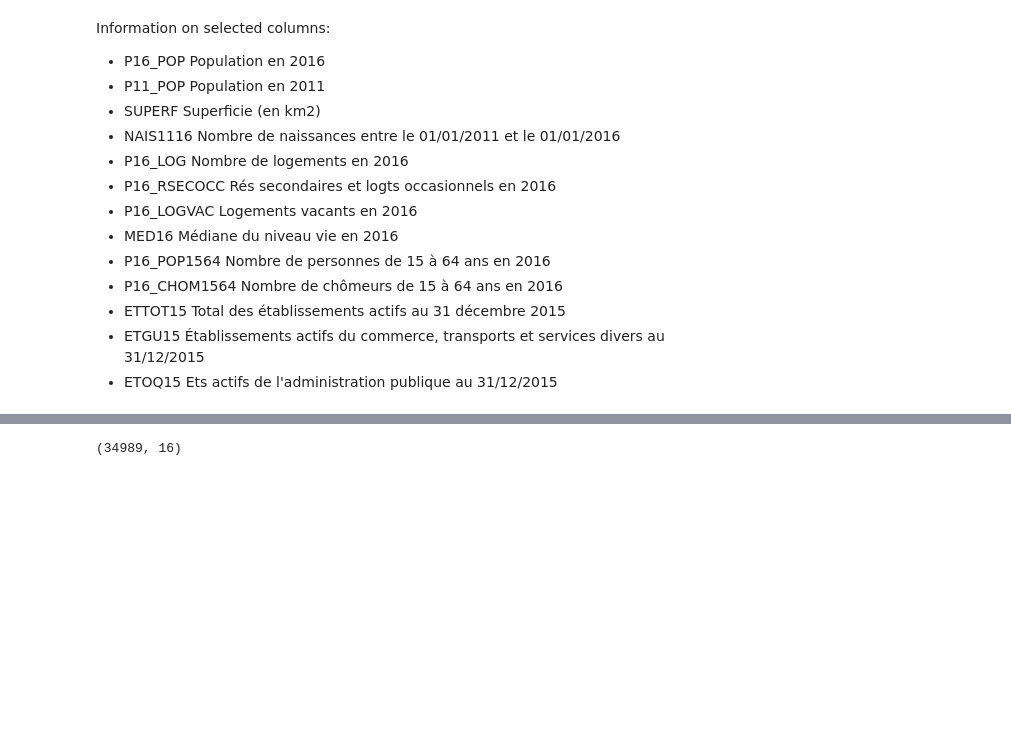
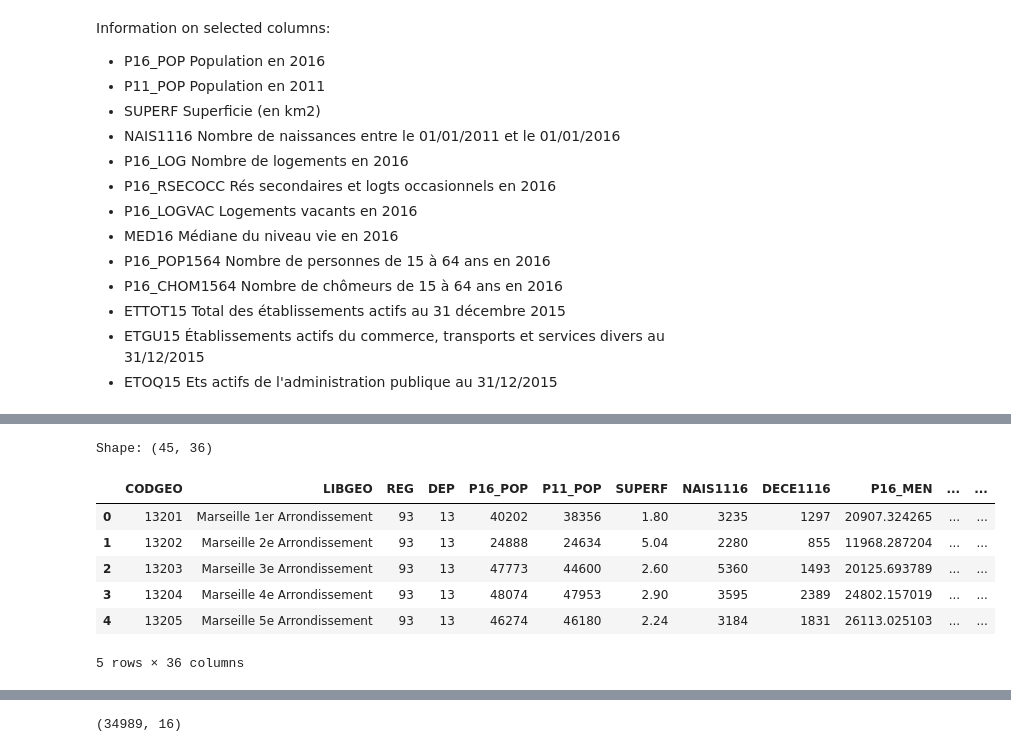
Before and after one commit to LudivineLacour/predict-medical-desert, a Jupyter notebook: data-preparation.ipynb, the cells around one changed output, grey strips where cells are left out. Drawn from its saved outputs; the diff is of its cells as text; code cells hidden in the pictures; blank space fills up the shorter version.

```diff
--- a/data-preparation.ipynb
+++ b/data-preparation.ipynb
@@ -100,0 +119,14 @@ sub_com.info()
+# %%
+# Reading dataset with sheetname for borough
+arr = pd.read_excel('raw_data/base_cc_comparateur.xls',sheet_name='ARM',header=5)
+print("Shape:",arr.shape)
+arr.head()
+# %% [output]
+Shape: (45, 36)
+|  | CODGEO | LIBGEO | REG | DEP | P16_POP | P11_POP | SUPERF | NAIS1116 | DECE1116 | P16_MEN | ... | ... |
+| 0 | 13201 | Marseille 1er Arrondissement | 93 | 13 | 40202 | 38356 | 1.80 | 3235 | 1297 | 20907.324265 | ... | ... |
+| 1 | 13202 | Marseille 2e Arrondissement | 93 | 13 | 24888 | 24634 | 5.04 | 2280 | 855 | 11968.287204 | ... | ... |
+| 2 | 13203 | Marseille 3e Arrondissement | 93 | 13 | 47773 | 44600 | 2.60 | 5360 | 1493 | 20125.693789 | ... | ... |
+| 3 | 13204 | Marseille 4e Arrondissement | 93 | 13 | 48074 | 47953 | 2.90 | 3595 | 2389 | 24802.157019 | ... | ... |
+| 4 | 13205 | Marseille 5e Arrondissement | 93 | 13 | 46274 | 46180 | 2.24 | 3184 | 1831 | 26113.025103 | ... | ... |
+5 rows × 36 columns
```
Also changed, not shown: parts of 22 cells of this notebook, 1 other file.
